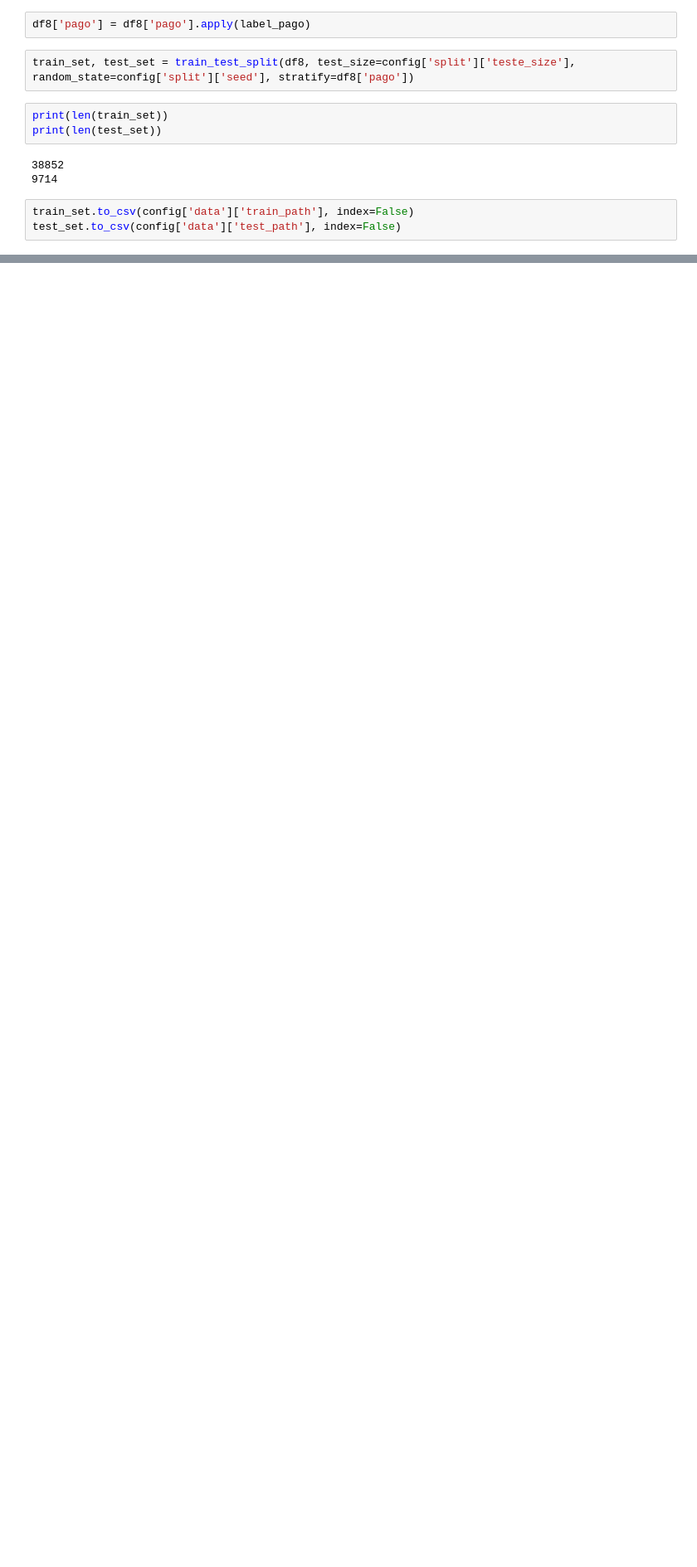
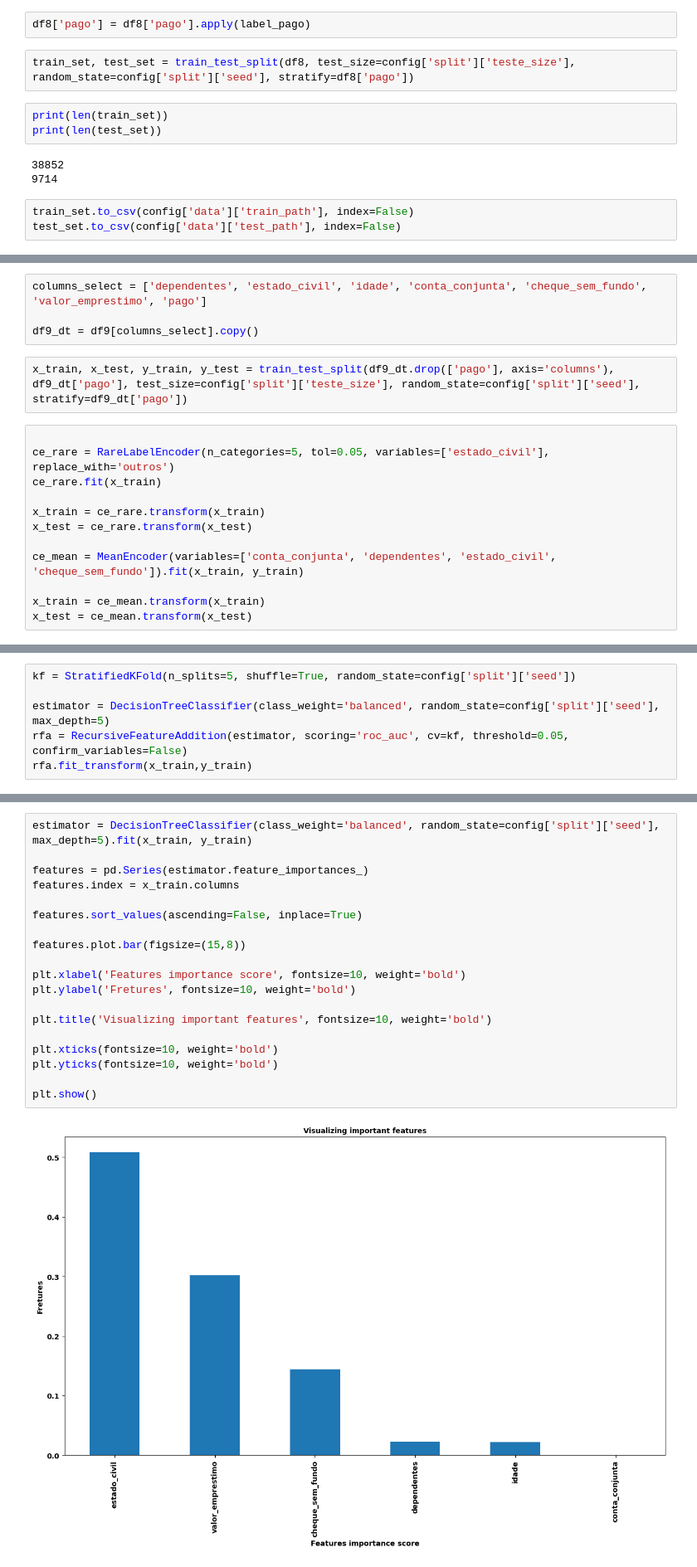
Before and after one commit to douglasaturnino/ml-shap, a Jupyter notebook: notebook/shap_model.ipynb, the cells around one changed output, grey strips where cells are left out. Shown at 83% size. Cells and saved outputs as stored; diff of their text form; blank space fills up the shorter version.

Commit message:
Terminado a feature selection

```diff
--- a/notebook/shap_model.ipynb
+++ b/notebook/shap_model.ipynb
@@ -856,0 +1273,18 @@ test_set.to_csv(config['data']['test_path'], index=False)
+# %%
+columns_select = ['dependentes', 'estado_civil', 'idade', 'conta_conjunta', 'cheque_sem_fundo', 'valor_emprestimo', 'pago']
+
+df9_dt = df9[columns_select].copy()
+# %%
+x_train, x_test, y_train, y_test = train_test_split(df9_dt.drop(['pago'], axis='columns'), df9_dt['pago'], test_size=config['split']['teste_size'], random_state=config['split']['seed'], stratify=df9_dt['pago'])
+# %%
+
+ce_rare = RareLabelEncoder(n_categories=5, tol=0.05, variables=['estado_civil'], replace_with='outros')
+ce_rare.fit(x_train)
+
+x_train = ce_rare.transform(x_train)
+x_test = ce_rare.transform(x_test)
+
+ce_mean = MeanEncoder(variables=['conta_conjunta', 'dependentes', 'estado_civil', 'cheque_sem_fundo']).fit(x_train, y_train)
+
+x_train = ce_mean.transform(x_train)
+x_test = ce_mean.transform(x_test)
@@ -856,0 +1301,6 @@ test_set.to_csv(config['data']['test_path'], index=False)
+# %%
+kf = StratifiedKFold(n_splits=5, shuffle=True, random_state=config['split']['seed'])
+
+estimator = DecisionTreeClassifier(class_weight='balanced', random_state=config['split']['seed'], max_depth=5)
+rfa = RecursiveFeatureAddition(estimator, scoring='roc_auc', cv=kf, threshold=0.05, confirm_variables=False)
+rfa.fit_transform(x_train,y_train)
@@ -856,0 +1323,21 @@ test_set.to_csv(config['data']['test_path'], index=False)
+# %%
+estimator = DecisionTreeClassifier(class_weight='balanced', random_state=config['split']['seed'], max_depth=5).fit(x_train, y_train)
+
+features = pd.Series(estimator.feature_importances_)
+features.index = x_train.columns
+
+features.sort_values(ascending=False, inplace=True)
+
+features.plot.bar(figsize=(15,8))
+
+plt.xlabel('Features importance score', fontsize=10, weight='bold')
+plt.ylabel('Fretures', fontsize=10, weight='bold')
+
+plt.title('Visualizing important features', fontsize=10, weight='bold')
+
+plt.xticks(fontsize=10, weight='bold')
+plt.yticks(fontsize=10, weight='bold')
+
+plt.show()
+# %% [output]
+[figure, added]
```
Also changed, not shown: parts of 33 cells of this notebook.
